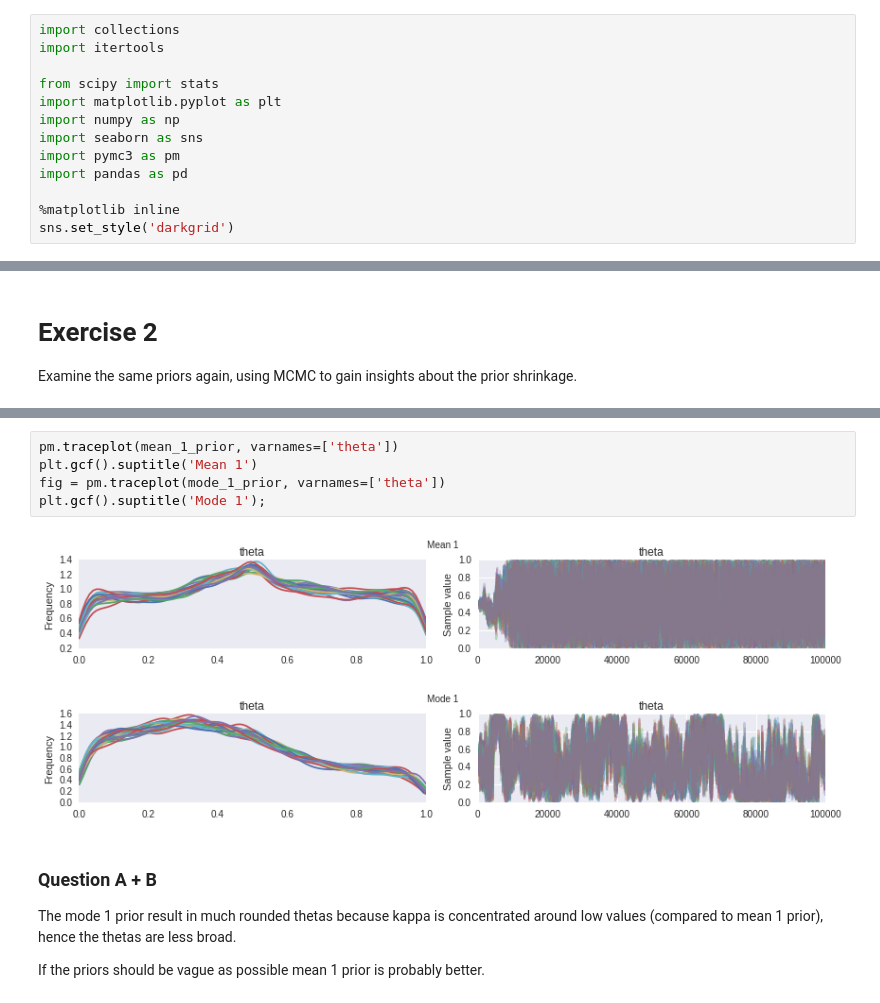
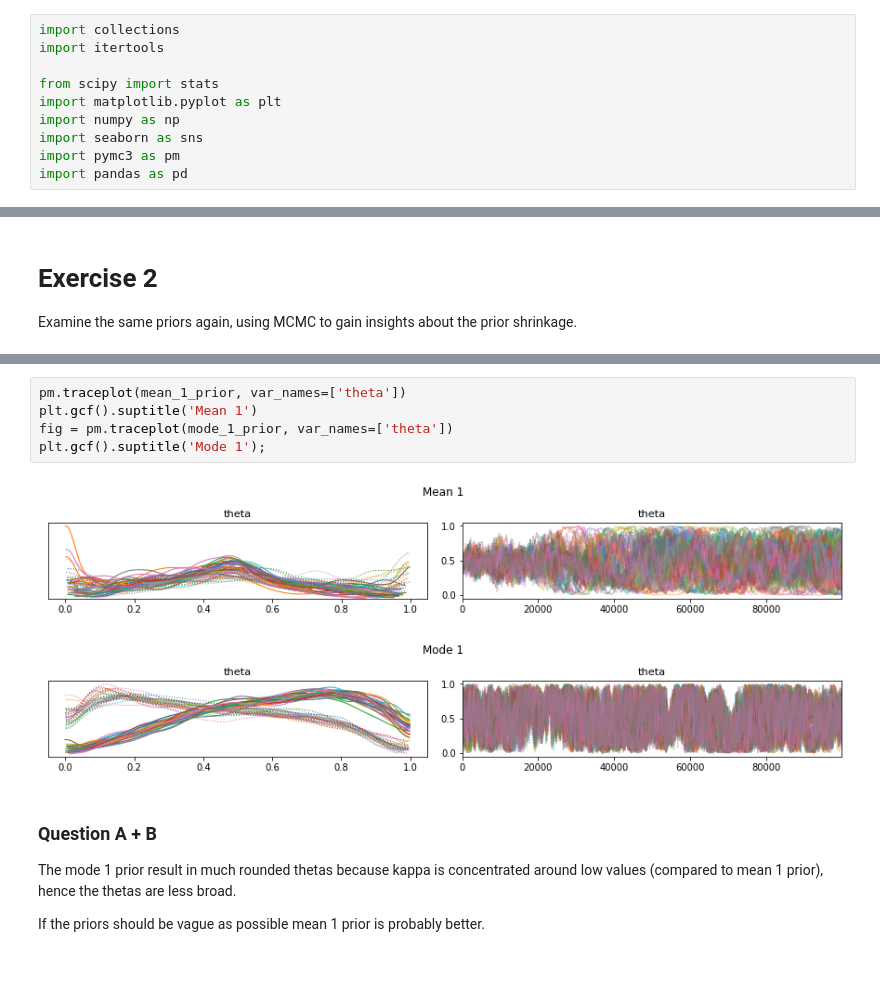
Before and after one commit to Nagasaki45/dbdapy, a Jupyter notebook: ch09.ipynb, the cells around one changed output, grey strips where cells are left out. Drawn from its saved outputs; the diff is of its cells as text; blank space fills up the shorter version.

```diff
--- a/ch09.ipynb
+++ b/ch09.ipynb
@@ -10,9 +10,6 @@ import numpy as np
 import seaborn as sns
 import pymc3 as pm
 import pandas as pd
-
-%matplotlib inline
-sns.set_style('darkgrid')
 # %% [markdown]
 ## Same utility functions from last chapter
 
@@ -228,11 +243,11 @@ Applied logodds-transform to theta and added transformed theta_logodds to model.
 # %%
-pm.traceplot(mean_1_prior, varnames=['theta'])
+pm.traceplot(mean_1_prior, var_names=['theta'])
 plt.gcf().suptitle('Mean 1')
-fig = pm.traceplot(mode_1_prior, varnames=['theta'])
+fig = pm.traceplot(mode_1_prior, var_names=['theta'])
 plt.gcf().suptitle('Mode 1');
 # %% [output]
-[figure, old version]
+[figure, new version]
-[figure, old version]
+[figure, new version]
 # %% [markdown]
 ### Question A + B
 
```
Also changed, not shown: parts of 8 cells of this notebook, 11 other files.
